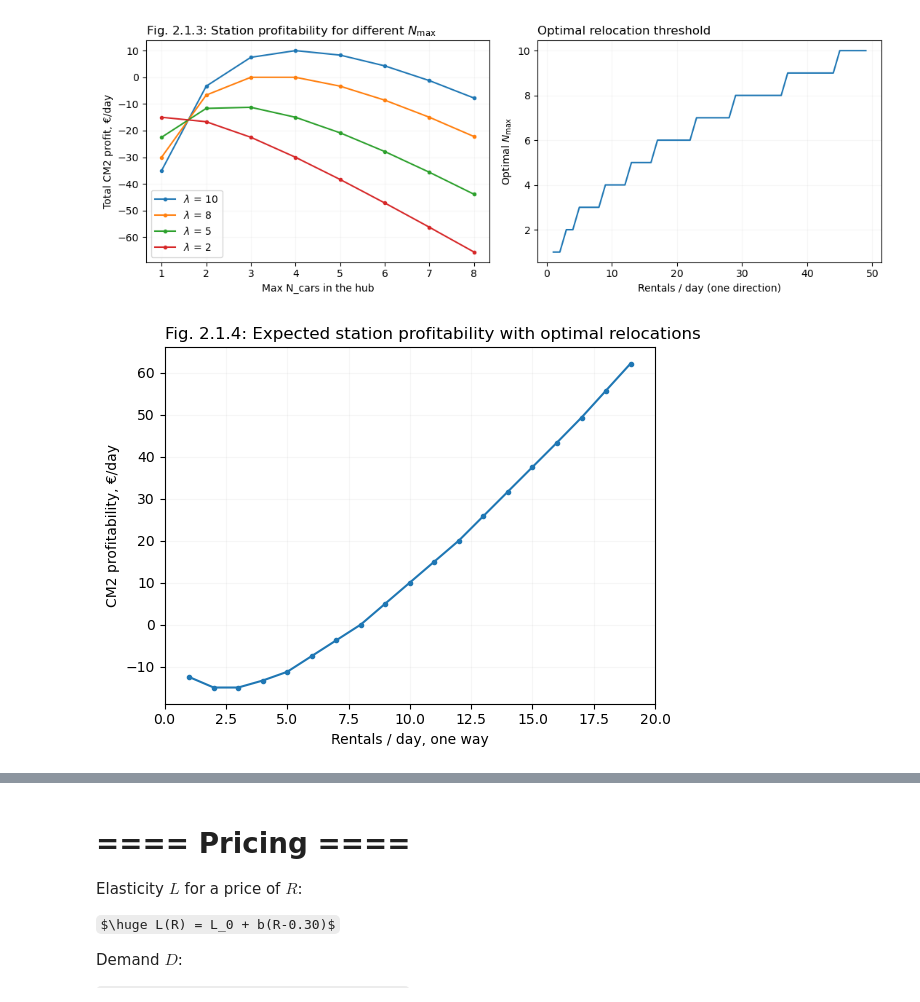
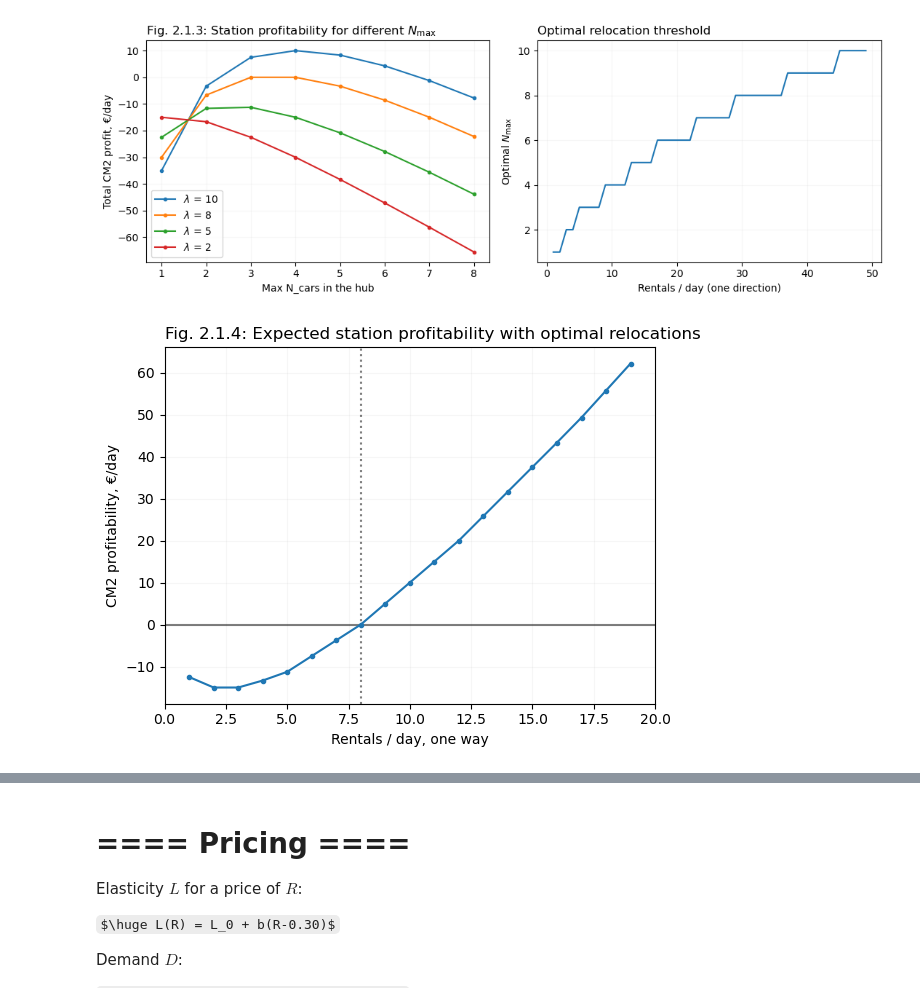
Before and after one commit to khakhalin/carsharing101, a Jupyter notebook: scripts/01natural_01village.ipynb, the cells around one changed output, grey strips where cells are left out. Saved outputs shown, nothing was run; the diff lists cells and outputs as text; code cells hidden in the pictures; some formulas as TeX source.

```diff
--- a/scripts/01natural_01village.ipynb
+++ b/scripts/01natural_01village.ipynb
@@ -341,25 +341,27 @@ plt.savefig("../figures/02relocations_01village_03cost_curves.svg", dpi=300)
 # %%
 # CM2 as a function of volume
 plt.figure(figsize=(11, 4.5))
 plt.subplot(121)
 
 car_cost = 20
 relo_cost = 20
 cm1_trip = 5
 df = (pd.DataFrame({'RENTALS_PER_DAY': range(1,20)})
       .eval("OPTIMAL_CARS = @optimal_n(RENTALS_PER_DAY, @car_cost, @relo_cost, @cm1_trip)")
       .eval("CM2_PER_DAY = RENTALS_PER_DAY*(@cm1_trip*2 - (@relo_cost+@cm1_trip)/(1+OPTIMAL_CARS)) " +
             "- OPTIMAL_CARS/2*@car_cost")
      )
 
+plt.axhline(0, color='k', alpha=0.5)
+plt.axvline(8, color='k', alpha=0.5, linestyle=":")
 plt.plot(df.RENTALS_PER_DAY, df.CM2_PER_DAY, '.-')
 plt.xlim(0, 20)
 plt.grid(alpha=0.1)
 plt.xlabel('Rentals / day, one way')
 plt.ylabel('CM2 profitability, €/day');
 plt.title("Fig. 2.1.4: Expected station profitability with optimal relocations", loc='left')
 
 plt.tight_layout()
 plt.savefig("../figures/02relocations_01village_04ideal_profitability.svg", dpi=300)
 # %% [output]
-[figure, old version]
+[figure, new version]
```
Also changed, not shown: parts of 2 cells of this notebook, 4 other files.
